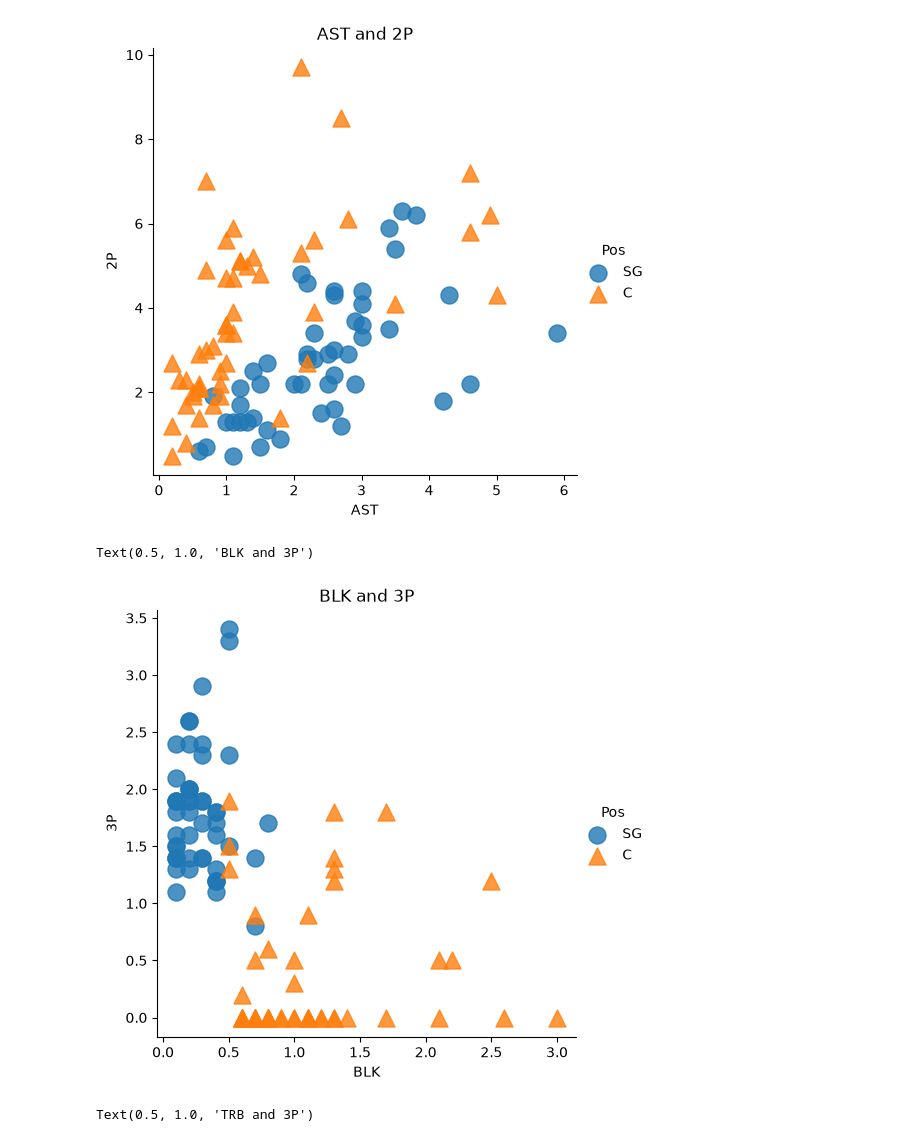
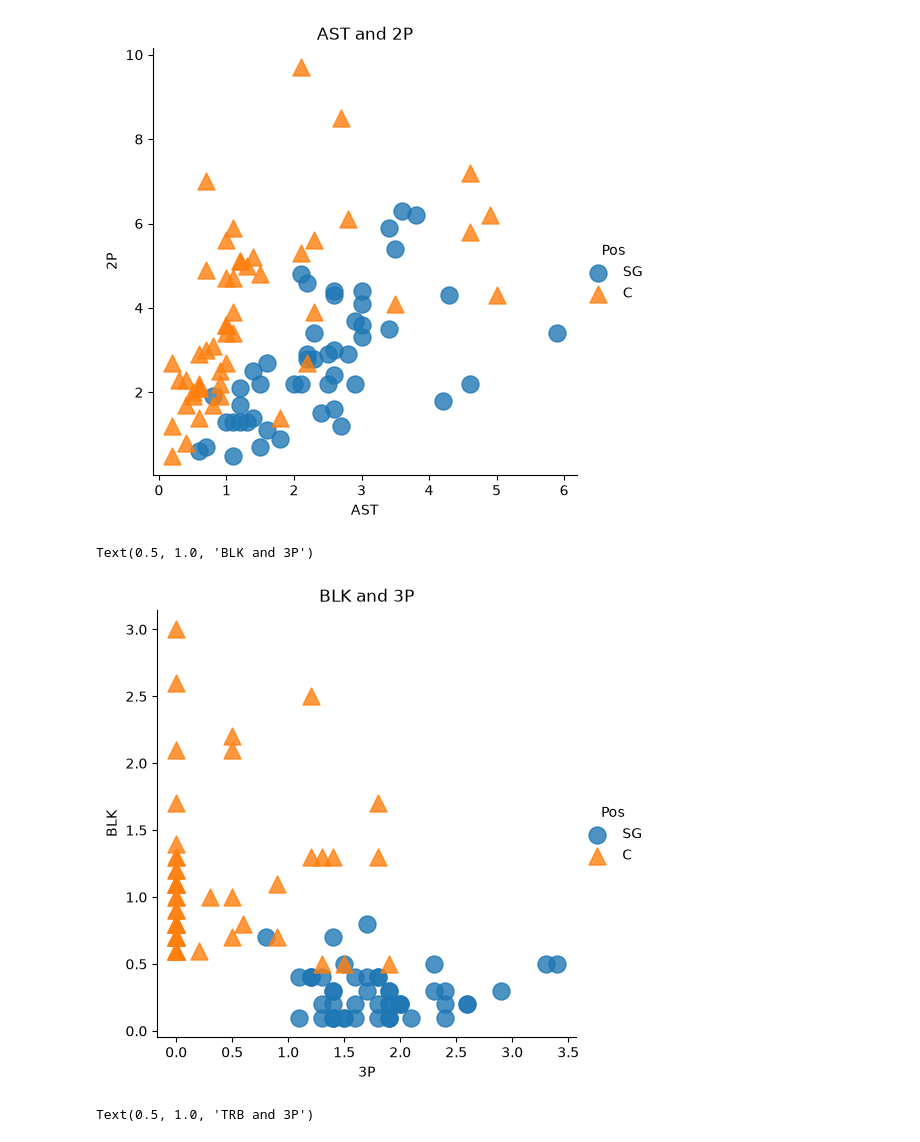
Before and after one commit to woyo73/AI_Learning, a Jupyter notebook: machine&deepLearning/src/machineLearning/ch01_EDA.ipynb, the cells around one changed output. Drawn from its saved outputs; the diff is of its cells as text; code cells hidden in the pictures.

```diff
--- a/machine&deepLearning/src/machineLearning/ch01_EDA.ipynb
+++ b/machine&deepLearning/src/machineLearning/ch01_EDA.ipynb
@@ -108,15 +108,15 @@ Text(0.5, 1.0, 'AST and 2P')
 [figure]
 # %%
 # 'BLK(블로킹)', '3P(점슛)' 데이터 시각화
-sns.lmplot(data=df_csv, x='BLK', y='3P', hue='Pos',
+sns.lmplot(data=df_csv, x='3P', y='BLK', hue='Pos',
             fit_reg=False,
             scatter_kws={'s':150},
             markers=['o', '^'])
 
 plt.title("BLK and 3P")
 # %% [output]
 Text(0.5, 1.0, 'BLK and 3P')
-[figure, old version]
+[figure, new version]
 # %%
 # 'TRB(리바운드)', '3P(점슛)' 데이터 시각화
 sns.lmplot(data=df_csv, x='TRB', y='3P', hue='Pos',
```
Also changed, not shown: 7 other files.
